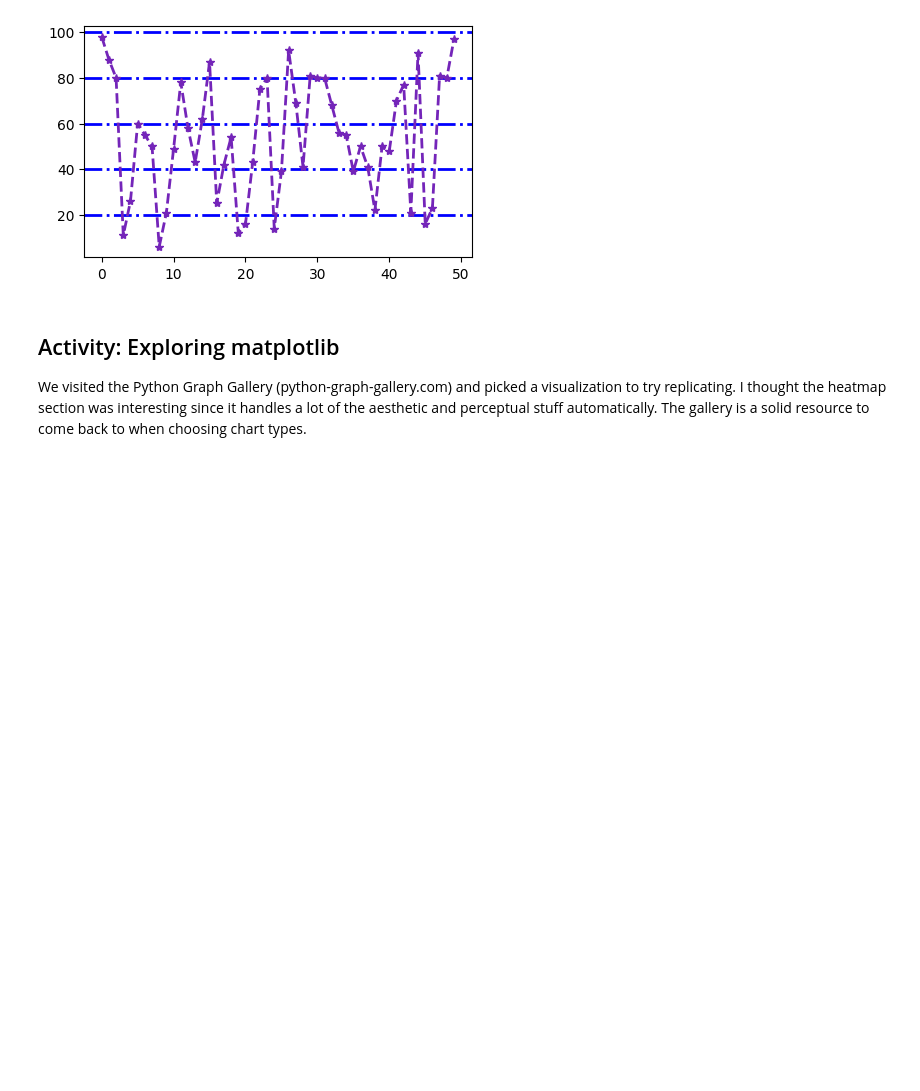
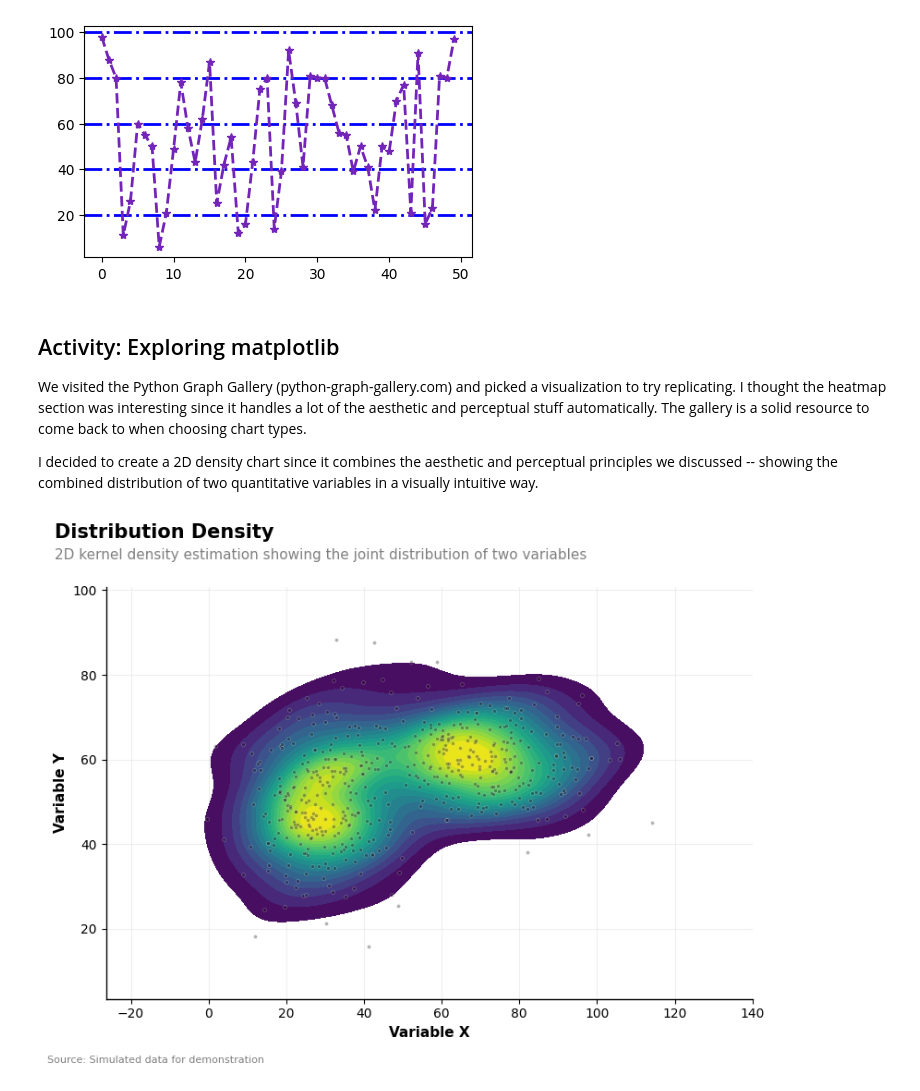
Before and after one commit to AlexanderTheAlright/visualization, a Jupyter notebook: 02_activities/assignments/participation/class_1_intro_and_matplotlib.ipynb, the cells around one changed output. Saved outputs shown, nothing was run; the diff lists cells and outputs as text; code cells hidden in the pictures; blank space fills up the shorter version.

Commit message:
Add 2D density chart activity to class 1
- Added activity code for Python Graph Gallery exploration
- Created 2D density chart using preferred style (white canvas, viridis colormap, bold labels, title/subtitle at top-left, data source credit)

```diff
--- a/02_activities/assignments/participation/class_1_intro_and_matplotlib.ipynb
+++ b/02_activities/assignments/participation/class_1_intro_and_matplotlib.ipynb
@@ -135,3 +135,79 @@ plt.show()
 ## Activity: Exploring matplotlib
 
 We visited the Python Graph Gallery (python-graph-gallery.com) and picked a visualization to try replicating. I thought the heatmap section was interesting since it handles a lot of the aesthetic and perceptual stuff automatically. The gallery is a solid resource to come back to when choosing chart types.
+
+I decided to create a 2D density chart since it combines the aesthetic and perceptual principles we discussed -- showing the combined distribution of two quantitative variables in a visually intuitive way.
+# %%
+# 2D Density Chart - using my preferred style from assignment 3
+# Style: white canvas, viridis colormap, bold labels, title/subtitle at top-left
+
+import seaborn as sns
+
+# set up my style
+plt.style.use("default")
+plt.rcParams.update({
+    "figure.facecolor": "#FFFFFF",
+    "axes.facecolor": "#FFFFFF",
+    "axes.spines.top": False,
+    "axes.spines.right": False,
+    "axes.edgecolor": "#000000",
+    "axes.linewidth": 1.0,
+    "axes.grid": True,
+    "grid.color": "#E0E0E0",
+    "grid.linestyle": "-",
+    "grid.linewidth": 0.75,
+    "grid.alpha": 0.5,
+    "axes.axisbelow": True,
+    "font.family": "sans-serif",
+    "axes.titleweight": "bold",
+    "axes.labelweight": "bold",
+})
+
+# generate sample data for the density chart
+np.random.seed(613)
+n_points = 500
+x_density = np.concatenate([
+    np.random.normal(loc=30, scale=10, size=n_points//2),
+    np.random.normal(loc=70, scale=15, size=n_points//2)
+])
+y_density = np.concatenate([
+    np.random.normal(loc=50, scale=12, size=n_points//2),
+    np.random.normal(loc=60, scale=8, size=n_points//2)
+])
+
+# create the 2D density chart
+fig, ax = plt.subplots(figsize=(8, 6))
+fig.set_facecolor("white")
+ax.set_facecolor("white")
+
+# using kde plot with viridis colormap
+density = sns.kdeplot(x=x_density, y=y_density, cmap='viridis', fill=True,
+                      levels=20, thresh=0.05, ax=ax)
+
+# scatter the actual points on top with low alpha
+ax.scatter(x_density, y_density, s=8, color='black', alpha=0.3, edgecolor='white', linewidth=0.5)
+
+# bold axis labels
+ax.set_xlabel('Variable X', fontsize=11, fontweight='bold')
+ax.set_ylabel('Variable Y', fontsize=11, fontweight='bold')
+
+# title and subtitle at top-left (my style)
+fig.text(0.02, 0.97,
+         "Distribution Density",
+         fontsize=15, weight='bold', color='black',
+         ha='left', va='center', transform=fig.transFigure)
+fig.text(0.02, 0.93,
+         "2D kernel density estimation showing the joint distribution of two variables",
+         fontsize=11, color='grey',
+         ha='left', va='center', transform=fig.transFigure)
+
+# data source credit at bottom
+fig.text(0.01, 0.01,
+         "Source: Simulated data for demonstration",
+         fontsize=8, color='grey', ha='left', va='bottom',
+         transform=fig.transFigure)
+
+fig.tight_layout(rect=(0, 0.03, 1, 0.90))
+plt.show()
+# %% [output]
+[figure, added]
```
